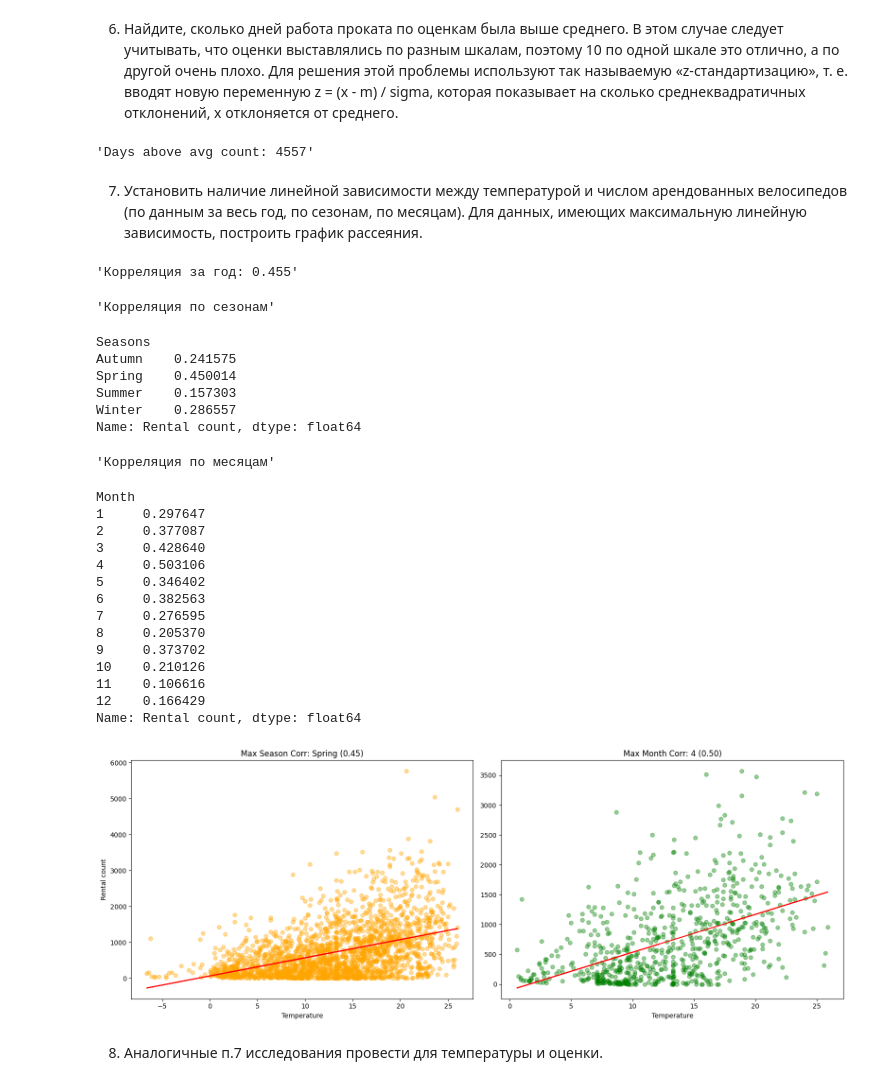
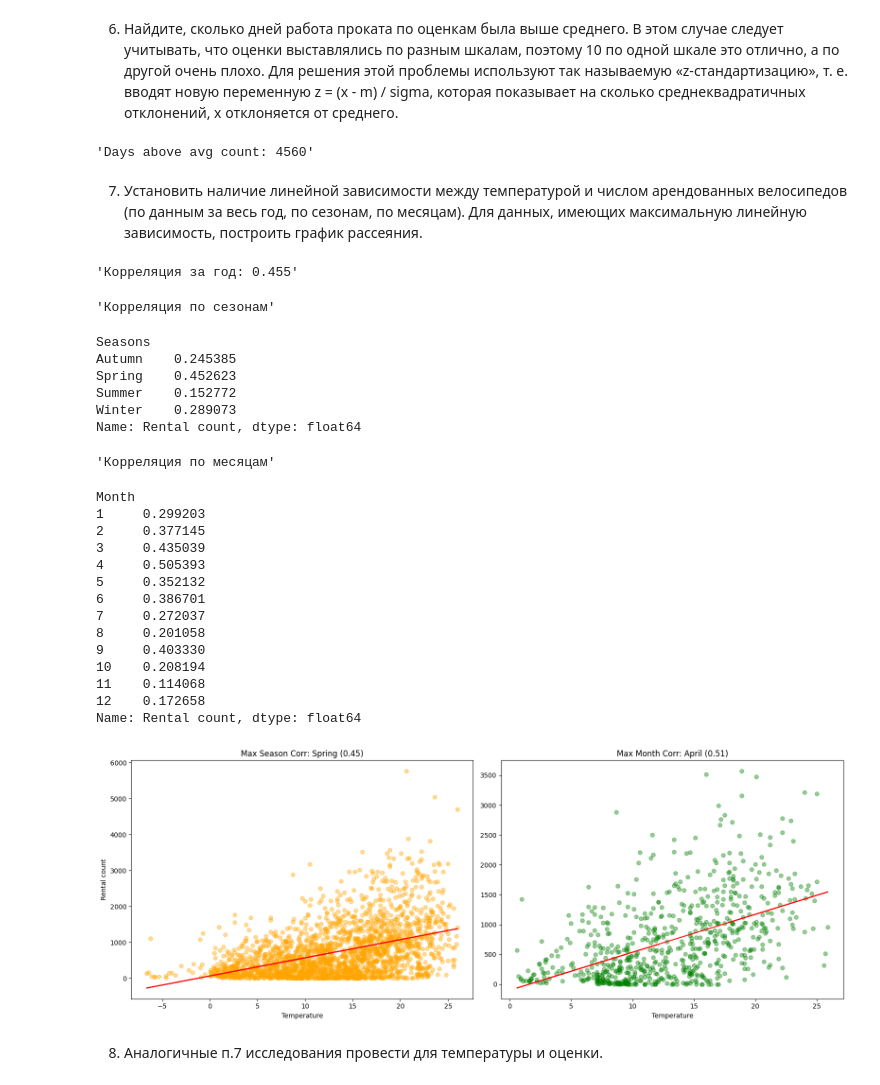
Before and after one commit to Qweyke/class-stat-methods-of-info-processing, a Jupyter notebook: lab_4/numerical_chars.ipynb, the cells around one changed output. Drawn from its saved outputs; the diff is of its cells as text; code cells hidden in the pictures.

```diff
--- a/lab_4/numerical_chars.ipynb
+++ b/lab_4/numerical_chars.ipynb
@@ -56,7 +56,11 @@ display(bikes_df['Temperature'].isna().sum())
 stats_before = seasons_groupby.agg(['mean', 'std', 'var'])
 display(stats_before)
 
-bikes_df['Temperature'] = seasons_groupby.transform(lambda temps: temps.fillna(temps.median()))
+
+bikes_df['Date'] = pd.to_datetime(bikes_df['Date'], dayfirst=True)
+bikes_df['Week_Number'] = bikes_df['Date'].dt.isocalendar().week
+
+bikes_df['Temperature'] = bikes_df.groupby('Week_Number')['Temperature'].transform(lambda x: x.fillna(x.median()))
 
 
 seasons_groupby_new = bikes_df.groupby('Seasons')['Temperature']
@@ -140,7 +144,7 @@ days_above_average = bikes_df_no_outliers[bikes_df_no_outliers['Z_score'] > 0]
 
 display(f"Days above avg count: {len(days_above_average)}")
 # %% [output]
-'Days above avg count: 4557'
+'Days above avg count: 4560'
 # %% [markdown]
 7) Установить наличие линейной зависимости между температурой и числом арендованных велосипедов (по данным за весь год, по сезонам, по месяцам). Для данных,
 имеющих максимальную линейную зависимость, построить график рассеяния.
@@ -158,52 +162,51 @@ display("Корреляция по месяцам", corr_months)
 
 best_season = corr_seasons.idxmax()
 best_month = corr_months.idxmax()
 
 fig, ax = plt.subplots(1, 2, figsize=(16, 6))
 
 season_data = bikes_df_no_outliers[bikes_df_no_outliers['Seasons'] == best_season]
 ax[0].scatter(season_data['Temperature'], season_data['Rental count'], alpha=0.4, color='orange')
 m1, b1 = np.polyfit(season_data['Temperature'], season_data['Rental count'], 1)
 ax[0].plot(season_data['Temperature'], m1*season_data['Temperature'] + b1, color='red')
 ax[0].set_title(f'Max Season Corr: {best_season} ({corr_seasons.max():.2f})')
 ax[0].set_xlabel('Temperature')
 ax[0].set_ylabel('Rental count')
 
-# График для лучшего МЕСЯЦА
 month_data = bikes_df_no_outliers[bikes_df_no_outliers['Month'] == best_month]
 ax[1].scatter(month_data['Temperature'], month_data['Rental count'], alpha=0.4, color='green')
 m2, b2 = np.polyfit(month_data['Temperature'], month_data['Rental count'], 1)
 ax[1].plot(month_data['Temperature'], m2*month_data['Temperature'] + b2, color='red')
-ax[1].set_title(f'Max Month Corr: {best_month} ({corr_months.max():.2f})')
+ax[1].set_title(f'Max Month Corr: {month_data["Date"].dt.month_name().iloc[0]} ({corr_months.max():.2f})')
 ax[1].set_xlabel('Temperature')
 
 plt.tight_layout()
 plt.show()
 # %% [output]
 'Корреляция за год: 0.455'
 'Корреляция по сезонам'
 Seasons
-Autumn    0.241575
-Spring    0.450014
-Summer    0.157303
-Winter    0.286557
+Autumn    0.245385
+Spring    0.452623
+Summer    0.152772
+Winter    0.289073
 Name: Rental count, dtype: float64
 'Корреляция по месяцам'
 Month
-1     0.297647
-2     0.377087
-3     0.428640
-4     0.503106
-5     0.346402
-6     0.382563
-7     0.276595
-8     0.205370
-9     0.373702
-10    0.210126
-11    0.106616
-12    0.166429
+1     0.299203
+2     0.377145
+3     0.435039
+4     0.505393
+5     0.352132
+6     0.386701
+7     0.272037
+8     0.201058
+9     0.403330
+10    0.208194
+11    0.114068
+12    0.172658
 Name: Rental count, dtype: float64
-[figure, old version]
+[figure, new version]
 # %% [markdown]
 8) Аналогичные п.7 исследования провести для температуры и оценки.
 # %%
```
Also changed, not shown: parts of 4 cells of this notebook.
